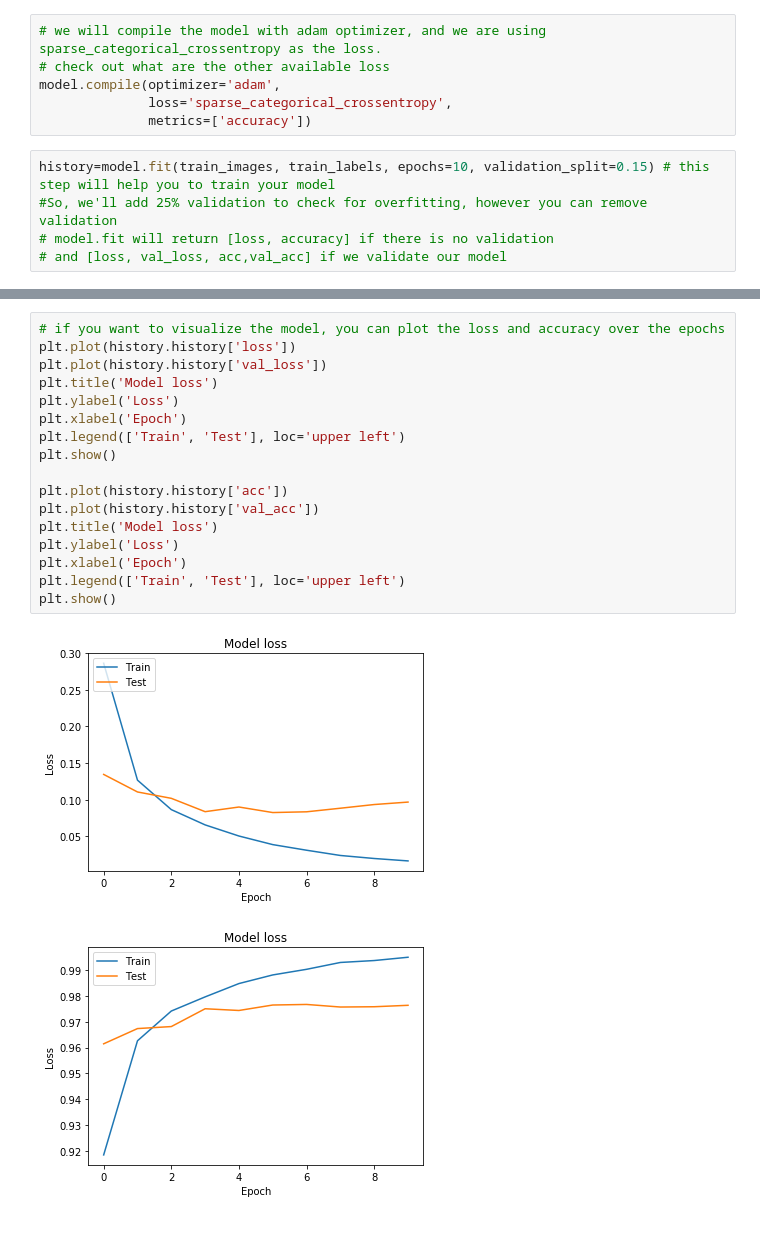
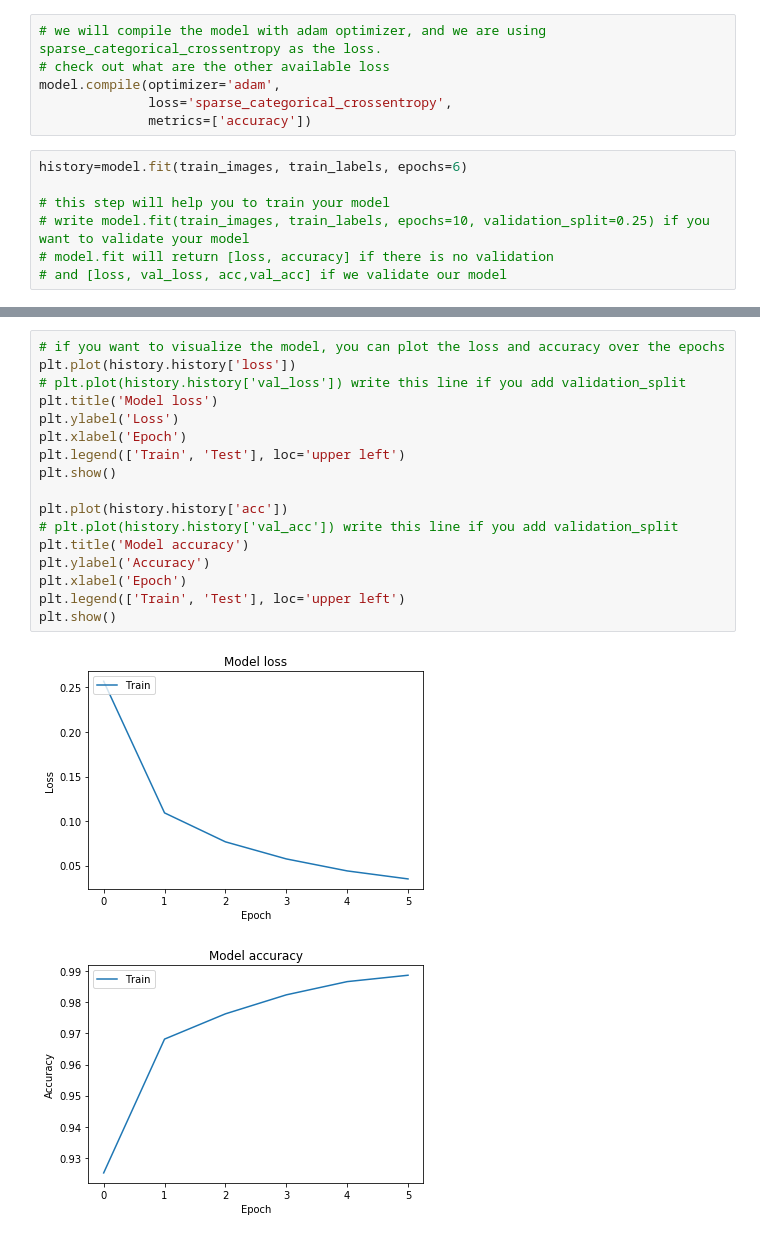
Before and after one commit to itsanirbanpanda/IG-Summer-AI-Program, a Jupyter notebook: mnist.ipynb, the cells around one changed output, grey strips where cells are left out. Drawn from its saved outputs; the diff is of its cells as text.

```diff
--- a/mnist.ipynb
+++ b/mnist.ipynb
@@ -30,8 +34,10 @@ model.compile(optimizer='adam',
               loss='sparse_categorical_crossentropy',
               metrics=['accuracy'])
 # %%
-history=model.fit(train_images, train_labels, epochs=10, validation_split=0.15) # this step will help you to train your model
-#So, we'll add 25% validation to check for overfitting, however you can remove validation
+history=model.fit(train_images, train_labels, epochs=6)
+
+# this step will help you to train your model
+# write model.fit(train_images, train_labels, epochs=10, validation_split=0.25) if you want to validate your model
 # model.fit will return [loss, accuracy] if there is no validation
 # and [loss, val_loss, acc,val_acc] if we validate our model
 # %% [output]
@@ -65,23 +66,23 @@ Test accuracy: 0.9774
 # %%
 # if you want to visualize the model, you can plot the loss and accuracy over the epochs
 plt.plot(history.history['loss'])
-plt.plot(history.history['val_loss'])
+# plt.plot(history.history['val_loss']) write this line if you add validation_split
 plt.title('Model loss')
 plt.ylabel('Loss')
 plt.xlabel('Epoch')
 plt.legend(['Train', 'Test'], loc='upper left')
 plt.show()
 
 plt.plot(history.history['acc'])
-plt.plot(history.history['val_acc'])
-plt.title('Model loss')
-plt.ylabel('Loss')
+# plt.plot(history.history['val_acc']) write this line if you add validation_split
+plt.title('Model accuracy')
+plt.ylabel('Accuracy')
 plt.xlabel('Epoch')
 plt.legend(['Train', 'Test'], loc='upper left')
 plt.show()
 # %% [output]
-[figure, old version]
+[figure, new version]
-[figure, old version]
+[figure, new version]
 # %%
 #Now let's add one more layer and observe the output.
 #As you go on increasing the number of hidden layers, the model will tend to overfit.
```
Also changed, not shown: parts of 9 cells of this notebook.
